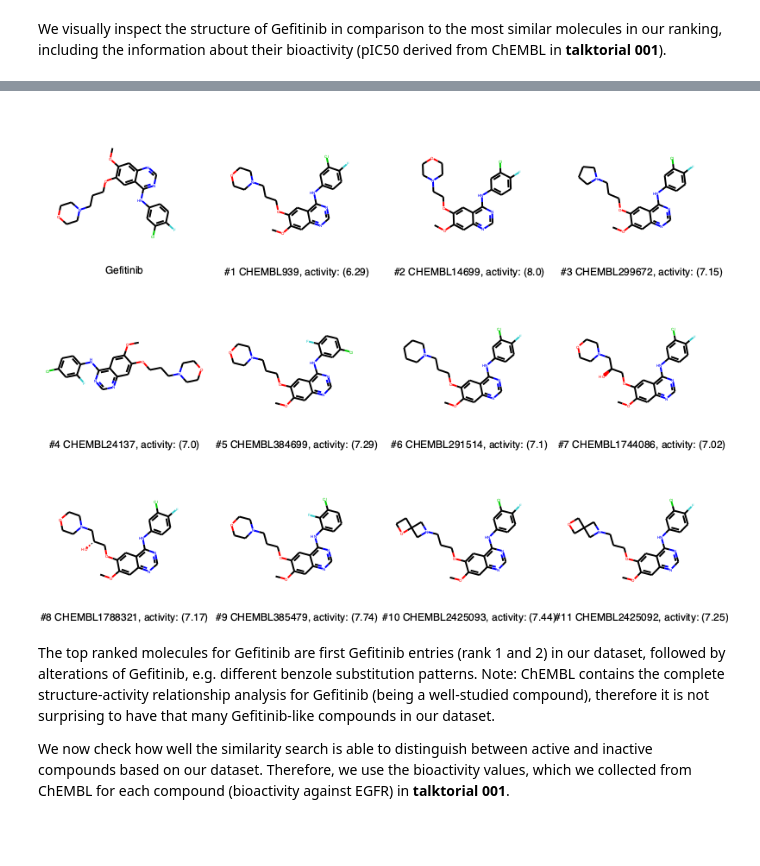
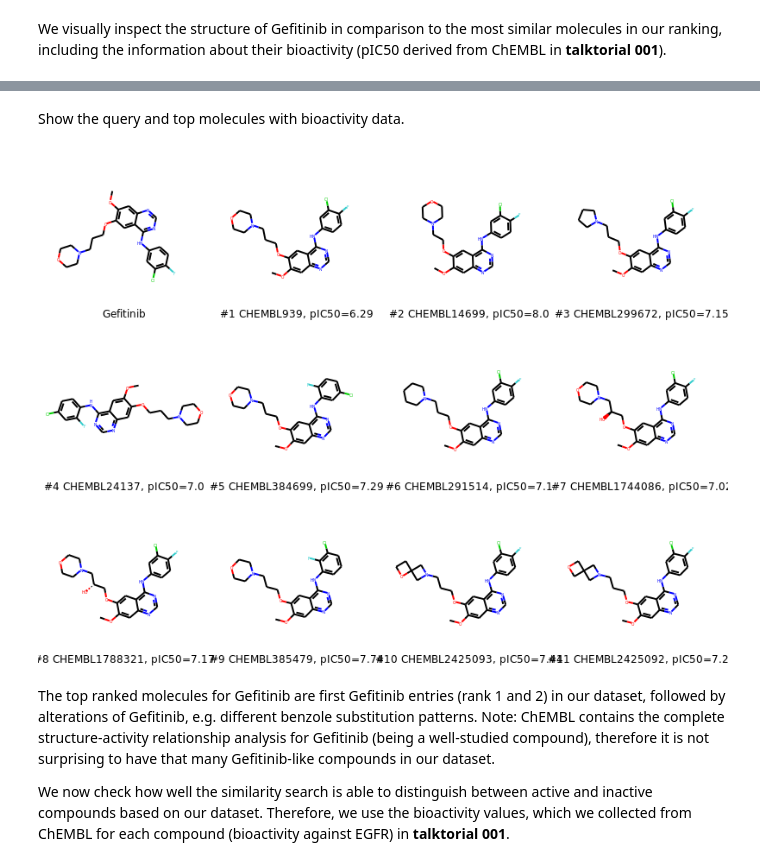
Before and after one commit to volkamerlab/teachopencadd, a Jupyter notebook: teachopencadd/talktorials/004_compound_similarity/talktorial.ipynb, the cells around one changed output, grey strips where cells are left out. Drawn from its saved outputs; the diff is of its cells as text; code cells hidden in the pictures; blank space fills up the shorter version.

```diff
--- a/teachopencadd/talktorials/004_compound_similarity/talktorial.ipynb
+++ b/teachopencadd/talktorials/004_compound_similarity/talktorial.ipynb
@@ -557,0 +562,4 @@ filtered_df["tanimoto_morgan"] = tanimoto_circular
+# %%
+PandasTools.AddMoleculeColumnToFrame(molecules_df, "smiles")
+circular_fp_list = rdFingerprintGenerator.GetCountFPs(molecules_df["ROMol"].tolist())
+maccs_fp_list = [MACCSkeys.GenMACCSKeys(molecule) for molecule in molecules_df["ROMol"].tolist()]
@@ -557,0 +568,3 @@ filtered_df["tanimoto_morgan"] = tanimoto_circular
+# %%
+molecules_df["tanimoto_maccs"] = DataStructs.BulkTanimotoSimilarity(maccs_fp_query, maccs_fp_list)
+molecules_df["tanimoto_morgan"] = DataStructs.BulkTanimotoSimilarity(circular_fp_query, circular_fp_list)
@@ -558,7 +573,4 @@ filtered_df["tanimoto_morgan"] = tanimoto_circular
 # %%
-# Calculate Dice similarity for query compound (Gefitinib) and all molecules in file (MACCS, Morgan)
-dice_maccs = DataStructs.BulkDiceSimilarity(maccs_fp_query, maccs_fp_list)
-dice_circular = DataStructs.BulkDiceSimilarity(circular_fp_query, circular_fp_list)
-filtered_df["dice_MACCS"] = dice_maccs
-filtered_df["dice_morgan"] = dice_circular
+molecules_df["dice_maccs"] = DataStructs.BulkDiceSimilarity(maccs_fp_query, maccs_fp_list)
+molecules_df["dice_morgan"] = DataStructs.BulkDiceSimilarity(circular_fp_query, circular_fp_list)
 # TODO: CI : dice_circular
@@ -621,5 +642,4 @@ We visually inspect the structure of Gefitinib in comparison to the most similar
 # %%
-# Sort DataFrame by tanimoto_morgan
-filtered_df.sort_values(["tanimoto_morgan"], ascending=False, inplace=True)
-filtered_df.head(5)
+molecules_df.sort_values(["tanimoto_morgan"], ascending=False, inplace=True)
+molecules_df.head(3)
 # %% [output]
@@ -635,22 +665,19 @@ PandasTools.AddMoleculeColumnToFrame(filtered_df, "smiles")
+# %% [markdown]
+Show the query and top molecules with bioactivity data.
 # %%
-# Draw query and top molecules (+ bioactivity data)
-similarity_molecules = [Chem.MolFromSmiles(smiles) for smiles in filtered_df.smiles][:11]
-legend = [
-    f"#{str(index)} {molecule_chembl_id}, activity: ({str(round(pIC50, 2))})"
-    for index, molecule_chembl_id, pIC50 in zip(
-        range(1, len(similarity_molecules) + 1),
-        filtered_df["molecule_chembl_id"],
-        filtered_df["pIC50"],
-    )
+top_molecules = molecules_df[:11].reset_index()
+legends = [
+    f"#{index+1} {molecule['molecule_chembl_id']}, pIC50={str(round(molecule['pIC50'], 2))}"
+    for index, molecule in top_molecules.iterrows()
 ]
 
 Chem.Draw.MolsToGridImage(
-    mols=[query] + similarity_molecules[:11],
-    legends=(["Gefitinib"] + legend),
+    mols=[query] + top_molecules["ROMol"][:11].tolist(),
+    legends=(["Gefitinib"] + legends),
     molsPerRow=4,
 )
 # %% [output]
-[figure, old version]
+[figure, new version]
 # %% [markdown]
 The top ranked molecules for Gefitinib are first Gefitinib entries (rank 1 and 2) in our dataset, followed by alterations of Gefitinib, e.g. different benzole substitution patterns.
 Note: ChEMBL contains the complete structure-activity relationship analysis for Gefitinib (being a well-studied compound), therefore it is not surprising to have that many Gefitinib-like compounds in our dataset.
```
Also changed, not shown: parts of 100 cells of this notebook, 3 other files.
